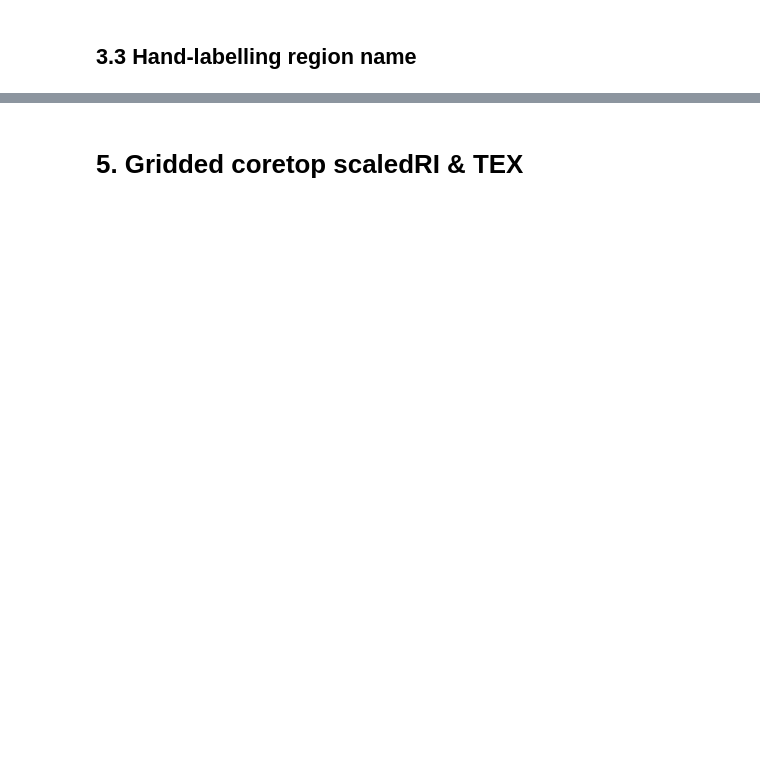
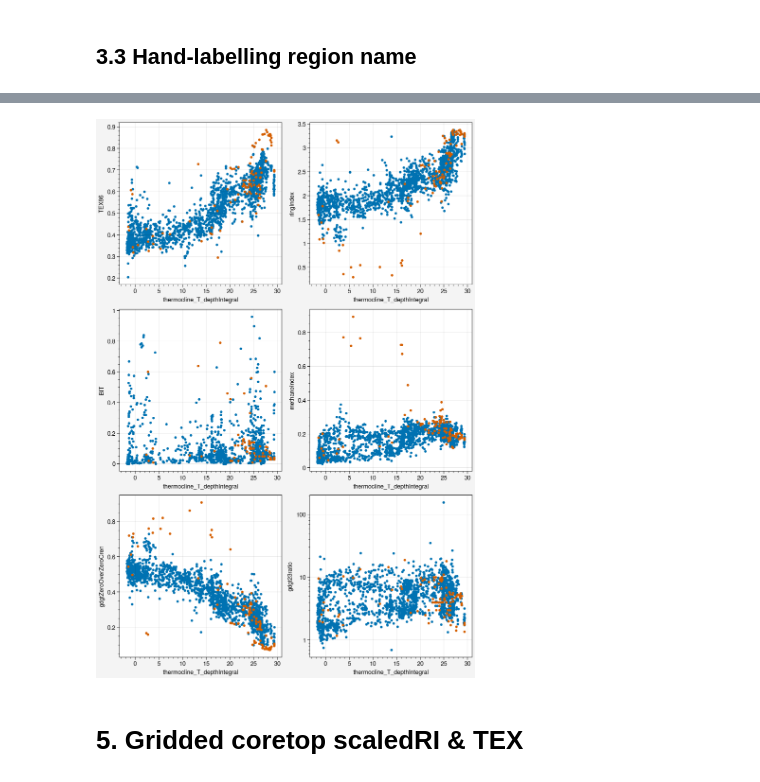
Before and after one commit to PaleoLipidRR/TEXAS, a Jupyter notebook: ipynb_files/SI_code1_PreProcessing_rev1.ipynb, the cells around one changed output, grey strips where cells are left out. Saved outputs shown, nothing was run; the diff lists cells and outputs as text; code cells hidden in the pictures; blank space fills up the shorter version.

```diff
--- a/ipynb_files/SI_code1_PreProcessing_rev1.ipynb
+++ b/ipynb_files/SI_code1_PreProcessing_rev1.ipynb
@@ -981,2 +1075,21 @@ region_color_dict_full_rgb
+# %%
+fig, axs = plot.subplots(ncols=2,nrows=3,width=8,
+                         share=0)
+
+features = ['TEX86','ringIndex','BIT','methaneIndex','gdgtZeroOverZeroCren','gdgt23ratio']
+for i,feature in enumerate(features):
+    ax = axs[i]
+    plot_data = coretop_df_full[[feature,'thermocline_T_depthIntegral','mahalanobis_distance','mahalanobis_outlier']
+                                ].replace({-999: np.nan}).dropna(how='any')
+    grouped = plot_data.groupby('mahalanobis_outlier')
+    for name, group in grouped:
+        ax.scatter(group['thermocline_T_depthIntegral'], group[feature], label=name, s=10)
+    # plot_x = plot_data['mahalanobis_distance']
+    # plot_y = plot_data[feature]
+    # ax.scatter(plot_x, plot_y)
+
+axs[-1].format(yscale='log',)
+# %% [output]
+[figure, added]
 # %% [markdown]
 # 5. Gridded coretop scaledRI & TEX
```
Also changed, not shown: parts of 23 cells of this notebook, 16 other files.
